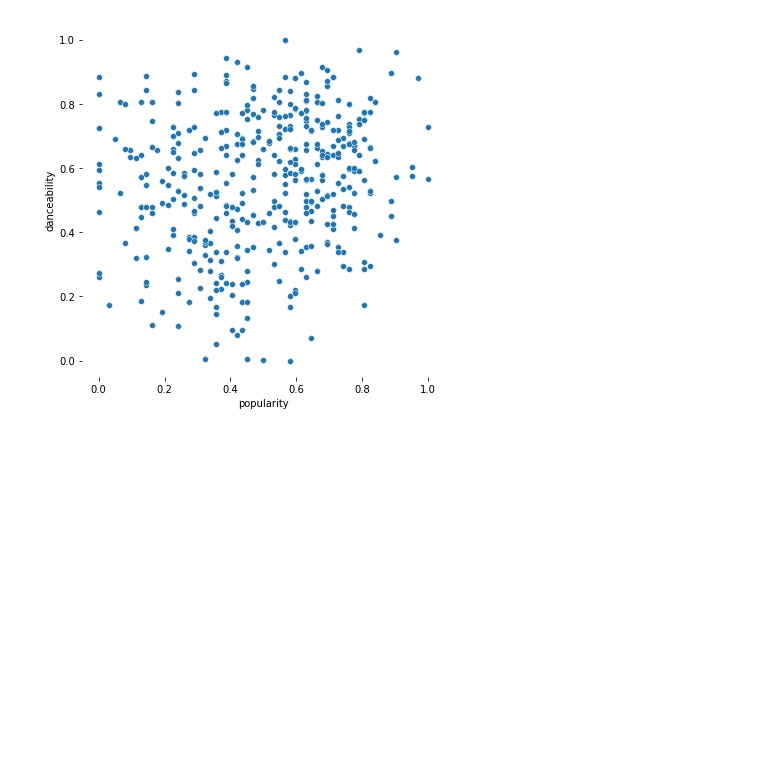
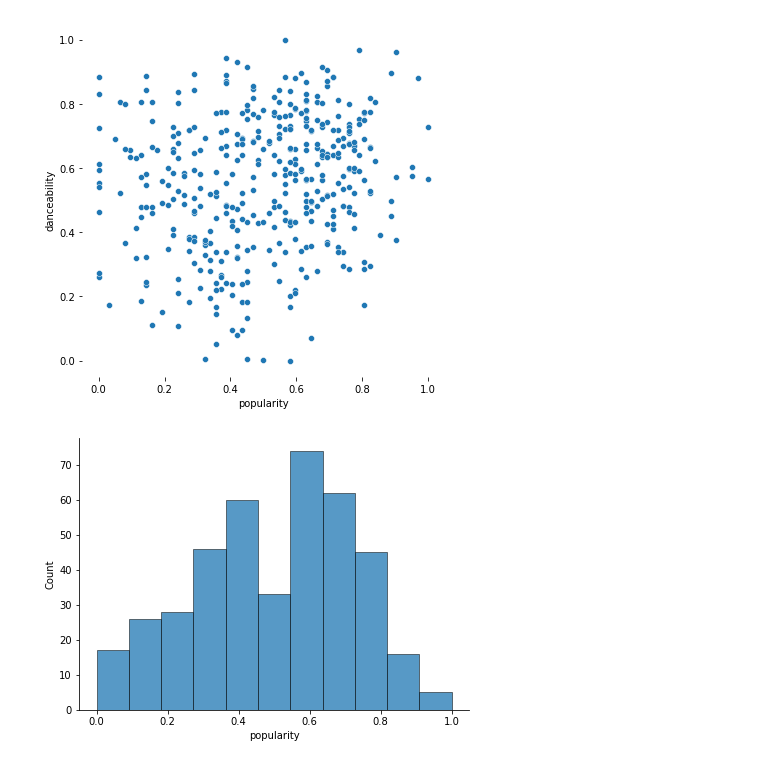
Before and after one commit to t0ffifee/spot-plot, a Jupyter notebook: spot-plot.ipynb, the cells around one changed output. Cells and saved outputs as stored; diff of their text form; code cells hidden in the pictures; blank space fills up the shorter version.

```diff
--- a/spot-plot.ipynb
+++ b/spot-plot.ipynb
@@ -17,3 +26,17 @@ sns.scatterplot(x='popularity', y='danceability', data=num_data)
 plt.show()
 # %% [output]
 [figure]
+# %%
+f, ax = plt.subplots(figsize=(7, 5))
+sns.despine(f)
+
+sns.histplot(
+    num_data,
+    x="popularity",
+    multiple="stack",
+    linewidth=.5
+)
+
+plt.show()
+# %% [output]
+[figure, added]
```
Also changed, not shown: parts of 4 cells of this notebook.
